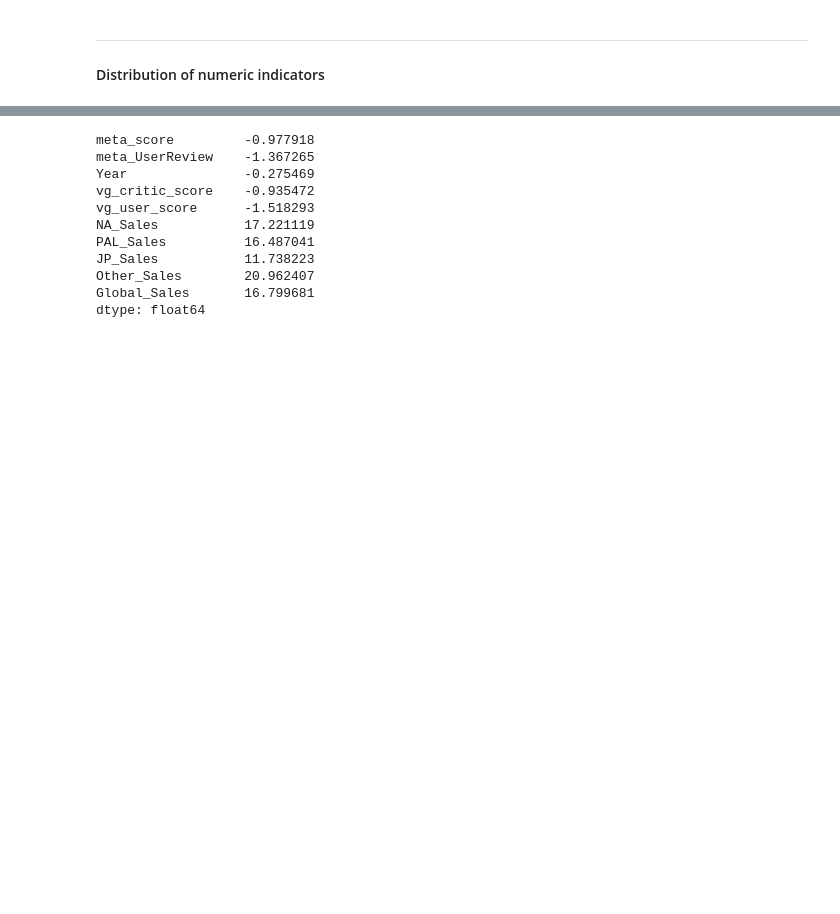
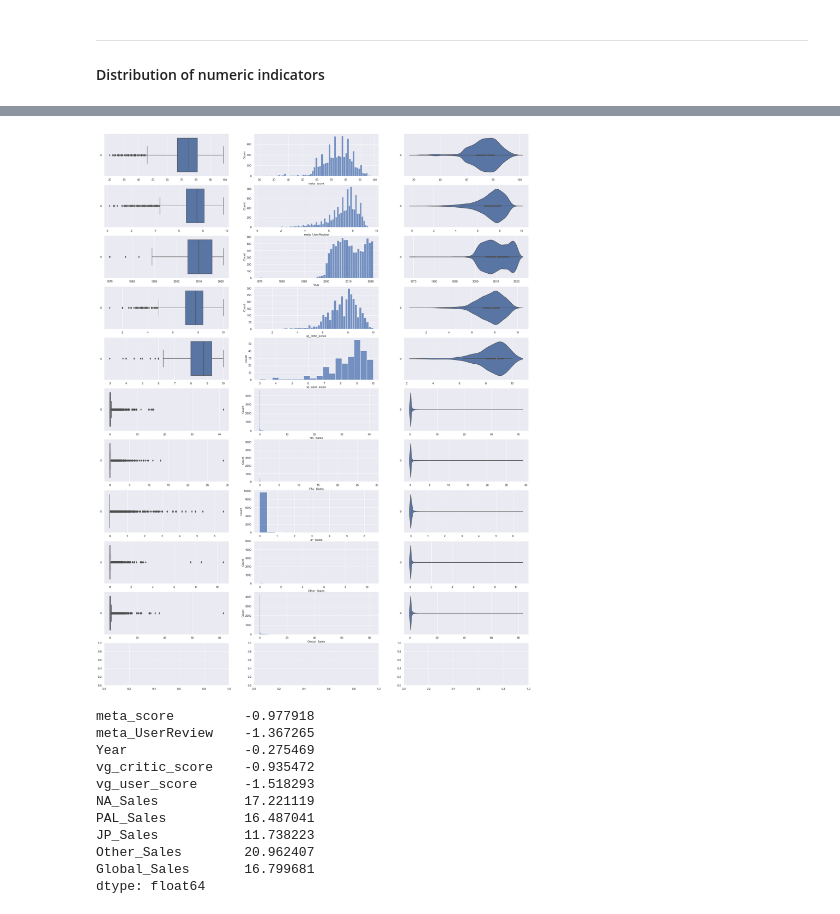
Before and after one commit to Adren98/GAME-SALES-AND-RATINGS-1015-SC3, a Jupyter notebook: EDA/EDA.ipynb, the cells around one changed output, grey strips where cells are left out. Drawn from its saved outputs; the diff is of its cells as text; code cells hidden in the pictures; blank space fills up the shorter version.

```diff
--- a/EDA/EDA.ipynb
+++ b/EDA/EDA.ipynb
@@ -335,15 +327,17 @@ data.describe()
 | max | 99.000000 | 9.700000 | 2021.000000 | 10.000000 | 10.000000 | 41.360000 | 29.020000 | 6.500000 | ... |
 # %%
 # # graphical distribution of meta_score
-# tempdata = pd.DataFrame(data[["meta_score", "meta_UserReview", "Year", "vg_critic_score", "vg_user_score", "NA_Sales", "PAL_Sales", "JP_Sales", "Other_Sales", "Global_Sales"]])
+tempdata = pd.DataFrame(data[["meta_score", "meta_UserReview", "Year", "vg_critic_score", "vg_user_score", "NA_Sales", "PAL_Sales", "JP_Sales", "Other_Sales", "Global_Sales"]])
 
-# f, axes = plt.subplots(11, 3, figsize=(30, 40))
-# count = 0
-# for var in tempdata:
-#     sb.boxplot(data = tempdata[var], orient = "h", ax = axes[count,0])
-#     sb.histplot(data = tempdata[var], ax = axes[count,1])
-#     sb.violinplot(data = tempdata[var], orient = "h", ax = axes[count,2])
-#     count += 1
+f, axes = plt.subplots(11, 3, figsize=(30, 40))
+count = 0
+for var in tempdata:
+    sb.boxplot(data = tempdata[var], orient = "h", ax = axes[count,0])
+    sb.histplot(data = tempdata[var], ax = axes[count,1])
+    sb.violinplot(data = tempdata[var], orient = "h", ax = axes[count,2])
+    count += 1
+# %% [output]
+[figure, added]
 # %%
 # showing the skew values of the numerical data
 data.skew()
```
Also changed, not shown: parts of 5 cells of this notebook.
